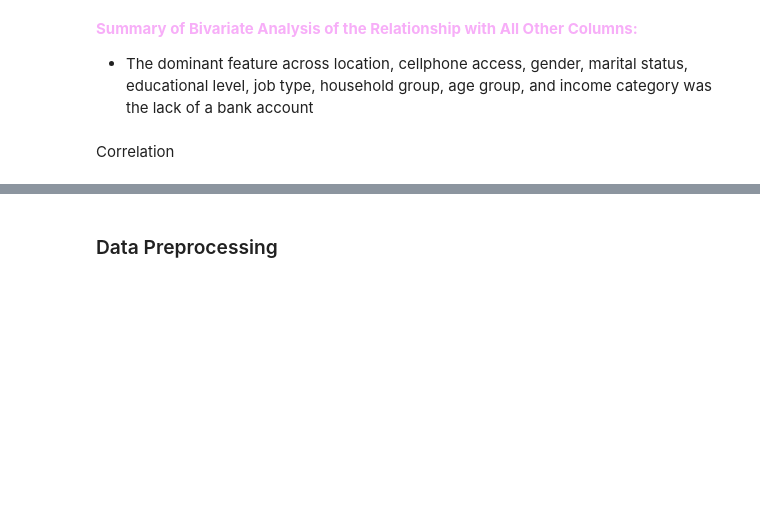
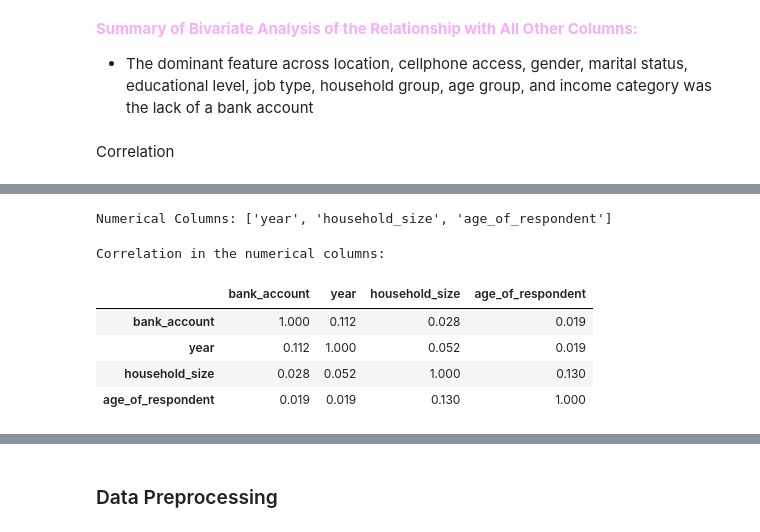
Before and after one commit to WaeniKakenyi/Financial_inclusion_in_Africa, a Jupyter notebook: Financial_inclusion_in_africa.ipynb, the cells around one changed output, grey strips where cells are left out. Drawn from its saved outputs; the diff is of its cells as text; code cells hidden in the pictures; blank space fills up the shorter version.

```diff
--- a/Financial_inclusion_in_africa.ipynb
+++ b/Financial_inclusion_in_africa.ipynb
@@ -711,0 +682,28 @@ location_type: 0.087
+# %%
+print(f"\033[1;35mNumerical Columns: \033[0m{numerical}")
+# %% [output]
+Numerical Columns: ['year', 'household_size', 'age_of_respondent']
+# %%
+# Correlation between the bank account and the other numerical categories
+encoder = OneHotEncoder(drop='first',sparse_output=False)
+bank_account_encoded = pd.DataFrame(encoder.fit_transform(data[['bank_account']]), columns=['bank_account'])
+
+bank_account_encoded_df = pd.concat([bank_account_encoded, data[numerical]], axis=1)
+
+# Calculate the correlation between the numerical columns and the encoded bank_account column
+correlations = bank_account_encoded_df.corr().abs()
+
+# Color-code the correlations based on their values
+corr_table = correlations.style.background_gradient(cmap='Greens', axis=None).format(precision=3)
+
+print(f"\033[1;35mCorrelation in the numerical columns: \033[35m")
+
+# Display the table
+corr_table
+# %% [output]
+Correlation in the numerical columns:
+|  | bank_account | year | household_size | age_of_respondent |
+| bank_account | 1.000 | 0.112 | 0.028 | 0.019 |
+| year | 0.112 | 1.000 | 0.052 | 0.019 |
+| household_size | 0.028 | 0.052 | 1.000 | 0.130 |
+| age_of_respondent | 0.019 | 0.019 | 0.130 | 1.000 |
```
Also changed, not shown: parts of 23 cells of this notebook.
